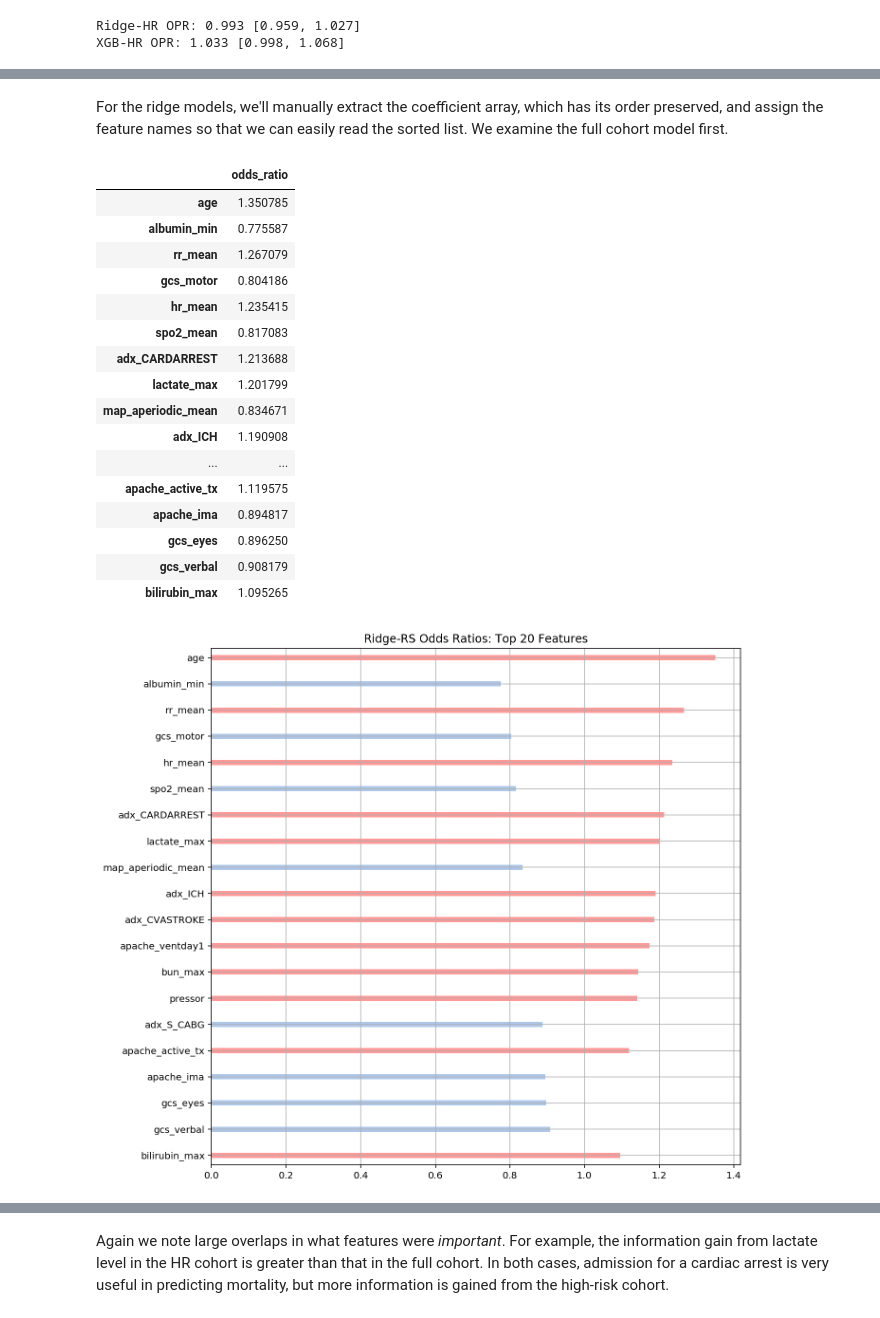
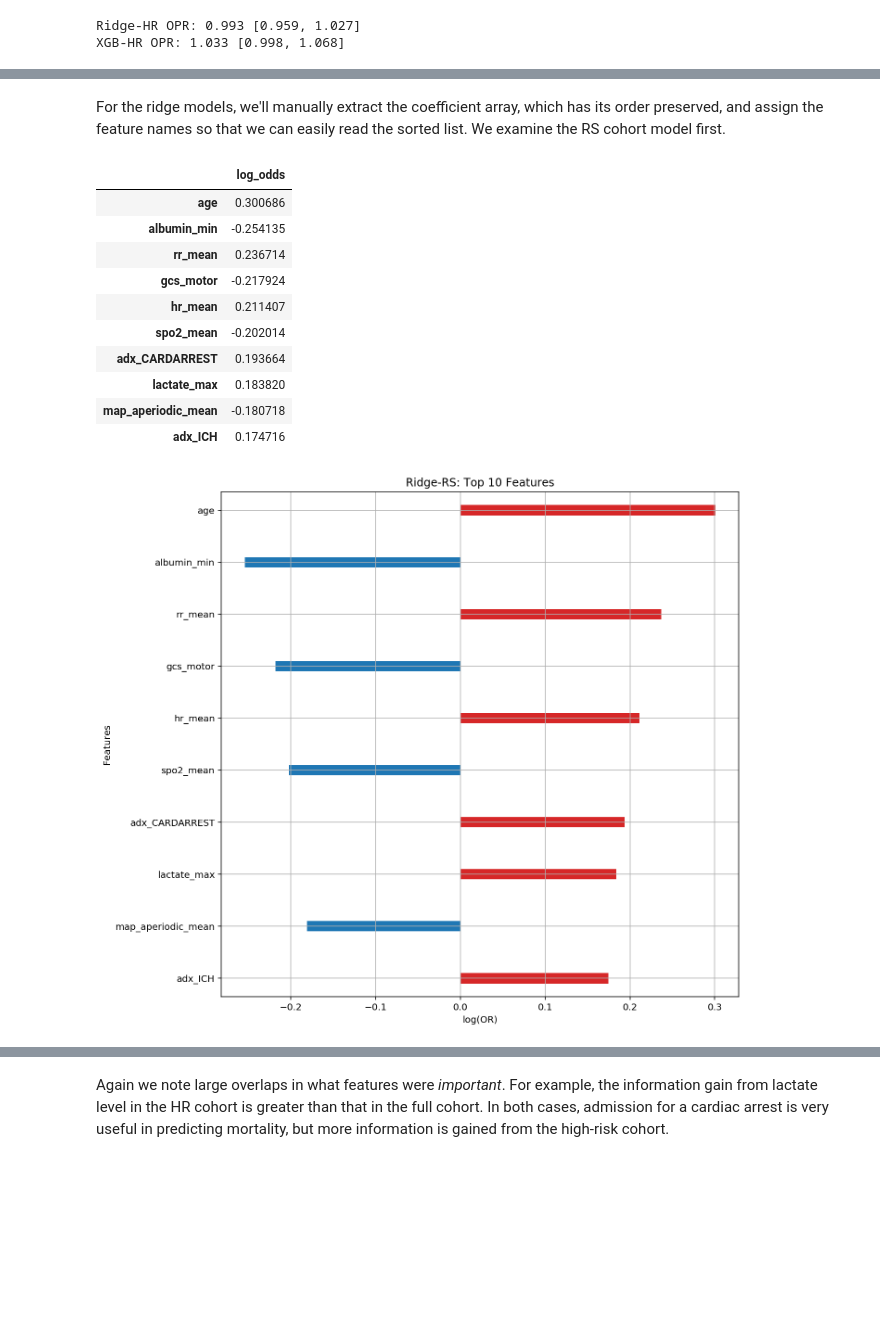
Before and after one commit to cosgriffc/calibrating-severity, a Jupyter notebook: modeling/model_analysis.ipynb, the cells around one changed output, grey strips where cells are left out. Saved outputs shown, nothing was run; the diff lists cells and outputs as text; code cells hidden in the pictures; blank space fills up the shorter version.

```diff
--- a/modeling/model_analysis.ipynb
+++ b/modeling/model_analysis.ipynb
@@ -193,38 +191,36 @@ We first extract the feature names.
 # %%
 feature_names = pd.read_csv('../extraction/data/train_X.csv').set_index('patientunitstayid').columns
 # %% [markdown]
-For the ridge models, we'll manually extract the coefficient array, which has its order preserved, and assign the feature names so that we can easily read the sorted list. We examine the full cohort model first.
+For the ridge models, we'll manually extract the coefficient array, which has its order preserved, and assign the feature names so that we can easily read the sorted list. We examine the RS cohort model first.
 # %%
-ridge_coef = {k:np.exp(v) for k, v in zip(feature_names, ridge_classifier.named_steps['ridge'].coef_.ravel())}
-ridge_coef = pd.DataFrame.from_dict(ridge_coef, orient='index', columns=['odds_ratio'])
-ridge_rs_coef = ridge_coef.reindex(np.log(ridge_coef.odds_ratio).abs().sort_values(ascending=False).index).iloc[0:20, :]
+ridge_coef = {k:v for k, v in zip(feature_names, ridge_classifier.named_steps['ridge'].coef_.ravel())}
+ridge_coef = pd.DataFrame.from_dict(ridge_coef, orient='index', columns=['log_odds'])
+ridge_rs_coef = ridge_coef.reindex(ridge_coef.log_odds.abs().sort_values(ascending=False).index).iloc[0:10, :]
 display(ridge_rs_coef)
+
 # plotting
 ridge_rs_coef = ridge_rs_coef.reindex(index=ridge_rs_coef.index[::-1])
-pos_neg = np.log(ridge_rs_coef.odds_ratio) > 0
-color_map = pos_neg.map({True: tableau20[7], False: tableau20[1]})
+pos_neg = ridge_rs_coef.log_odds > 0
+color_map = pos_neg.map({True: tableau20[6], False: tableau20[0]})
 plt.figure(figsize=(10, 10))
 ridge_rs_coef.plot(kind='barh', grid=True, sort_columns=False,
-                   title='Ridge-RS Odds Ratios: Top 20 Features',
+                   title='Ridge-RS: Top 10 Features',
                    color=[color_map.values], ax=plt.axes(), width=0.20,
                    legend=False)
+plt.xlabel('log(OR)')
+plt.ylabel('Features')
 plt.savefig('./figures/ridge_RS-feat.svg', bbox_inches='tight')
+plt.show()
 # %% [output]
-|  | odds_ratio |
-| age | 1.350785 |
-| albumin_min | 0.775587 |
-| rr_mean | 1.267079 |
-| gcs_motor | 0.804186 |
-| hr_mean | 1.235415 |
-| spo2_mean | 0.817083 |
-| adx_CARDARREST | 1.213688 |
-| lactate_max | 1.201799 |
-| map_aperiodic_mean | 0.834671 |
-| adx_ICH | 1.190908 |
-| ... | ... |
-| apache_active_tx | 1.119575 |
-| apache_ima | 0.894817 |
-| gcs_eyes | 0.896250 |
-| gcs_verbal | 0.908179 |
-| bilirubin_max | 1.095265 |
+|  | log_odds |
+| age | 0.300686 |
+| albumin_min | -0.254135 |
+| rr_mean | 0.236714 |
+| gcs_motor | -0.217924 |
+| hr_mean | 0.211407 |
+| spo2_mean | -0.202014 |
+| adx_CARDARREST | 0.193664 |
+| lactate_max | 0.183820 |
+| map_aperiodic_mean | -0.180718 |
+| adx_ICH | 0.174716 |
-[figure, old version]
+[figure, new version]
```
Also changed, not shown: parts of 19 cells of this notebook.
